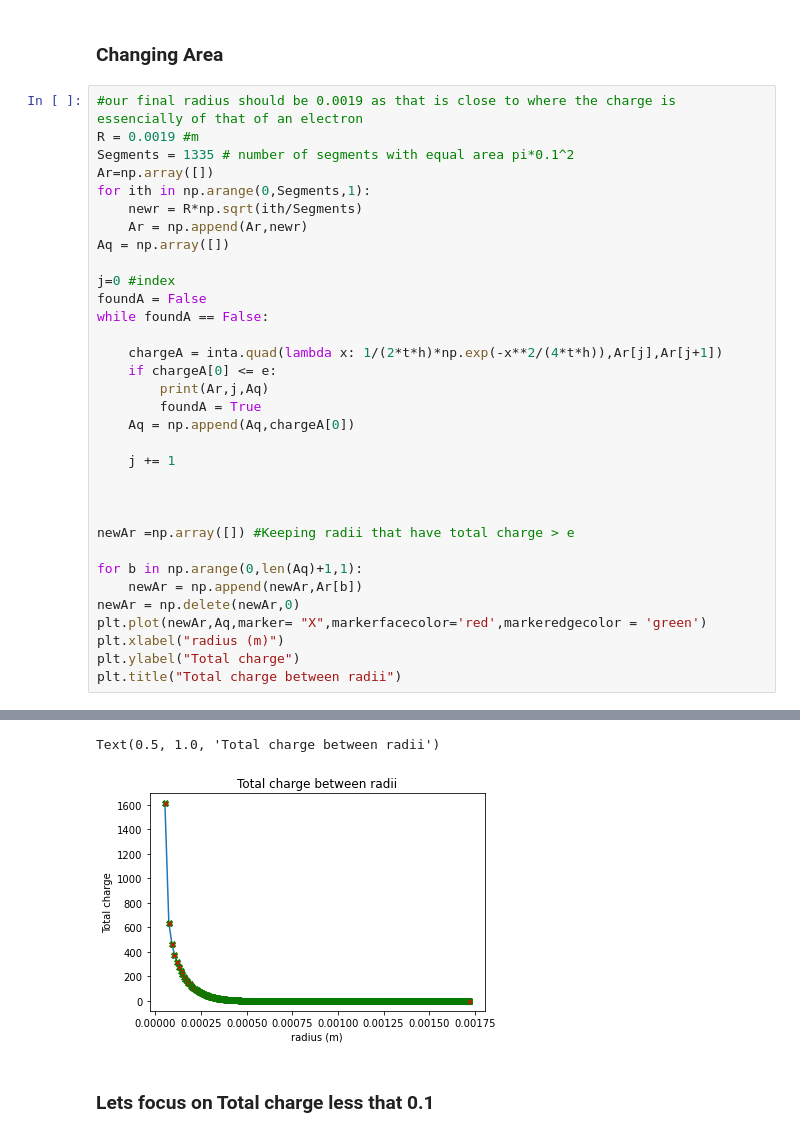
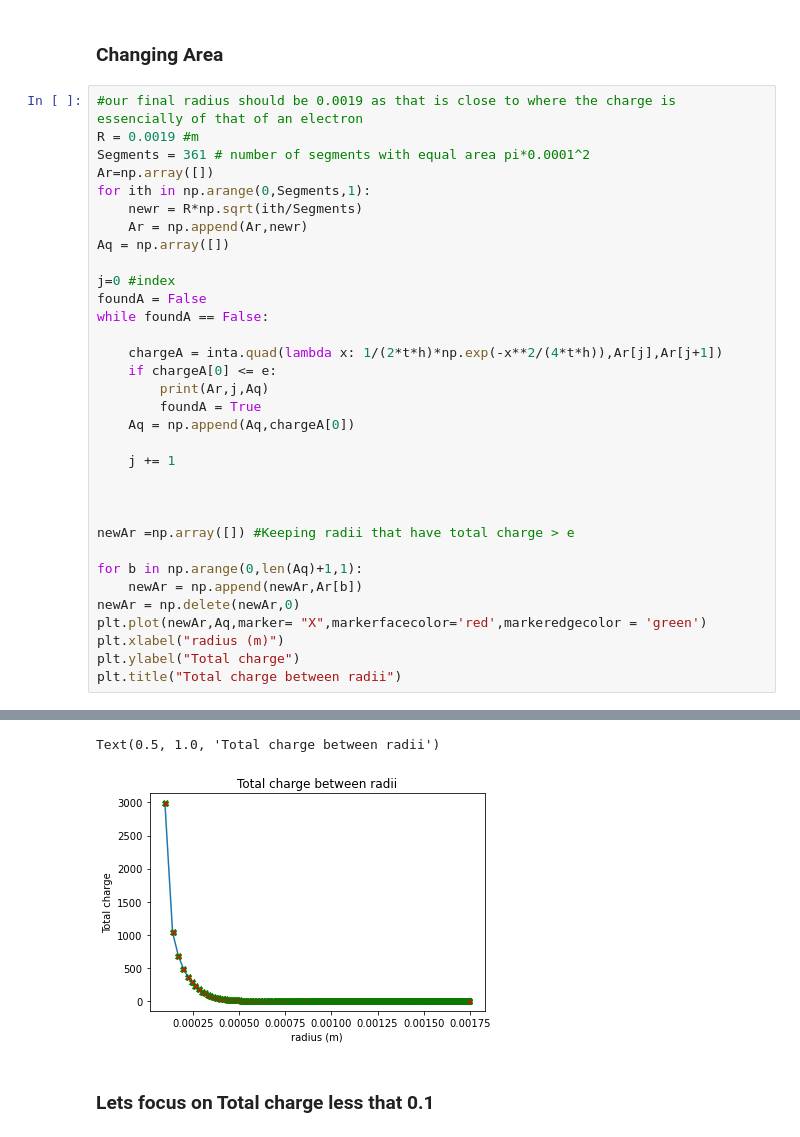
Before and after one commit to AriAtari/ChargeSeparation, a Jupyter notebook: Changing_radii.ipynb, the cells around one changed output, grey strips where cells are left out. Saved outputs shown, nothing was run; the diff lists cells and outputs as text.

```diff
--- a/Changing_radii.ipynb
+++ b/Changing_radii.ipynb
@@ -96,7 +96,7 @@ ChangeR
 # %%
 #our final radius should be 0.0019 as that is close to where the charge is essencially of that of an electron
 R = 0.0019 #m
-Segments = 1335 # number of segments with equal area pi*0.1^2
+Segments = 361 # number of segments with equal area pi*0.0001^2
 Ar=np.array([])
 for ith in np.arange(0,Segments,1):
     newr = R*np.sqrt(ith/Segments)
@@ -133,5 +147,5 @@ plt.title("Total charge between radii")
 Text(0.5, 1.0, 'Total charge between radii')
-[figure, old version]
+[figure, new version]
 # %% [markdown]
 ### Lets focus on Total charge less that 0.1
 # %%
```
Also changed, not shown: parts of 4 cells of this notebook.
